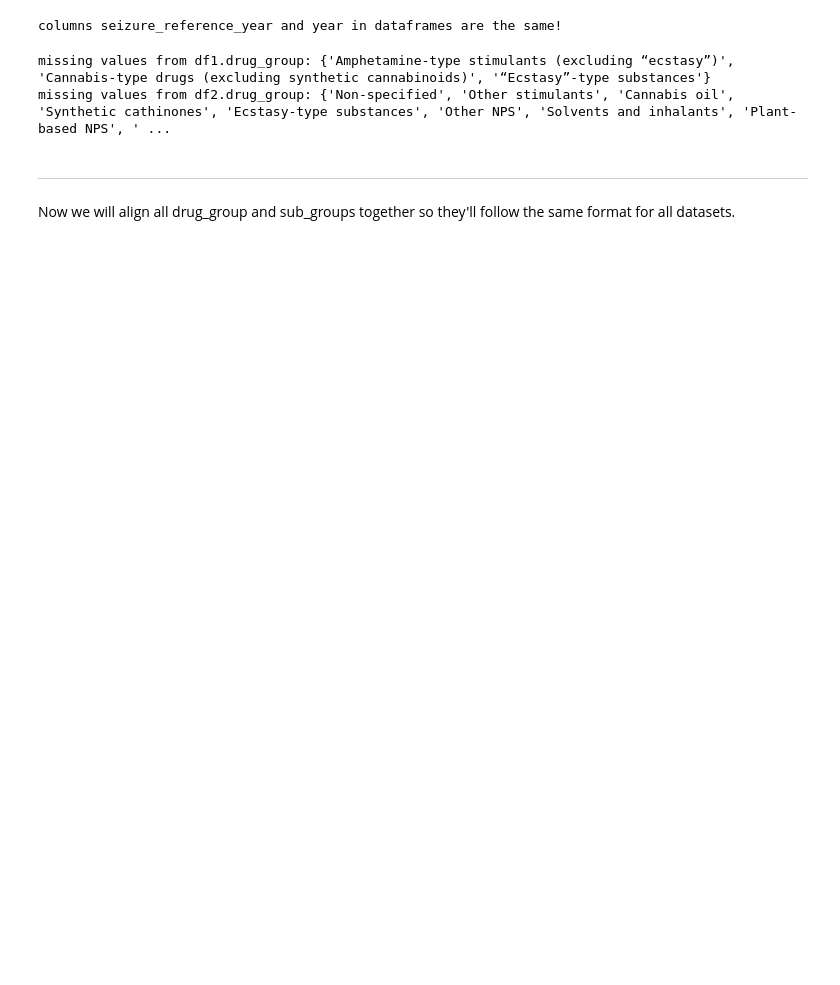
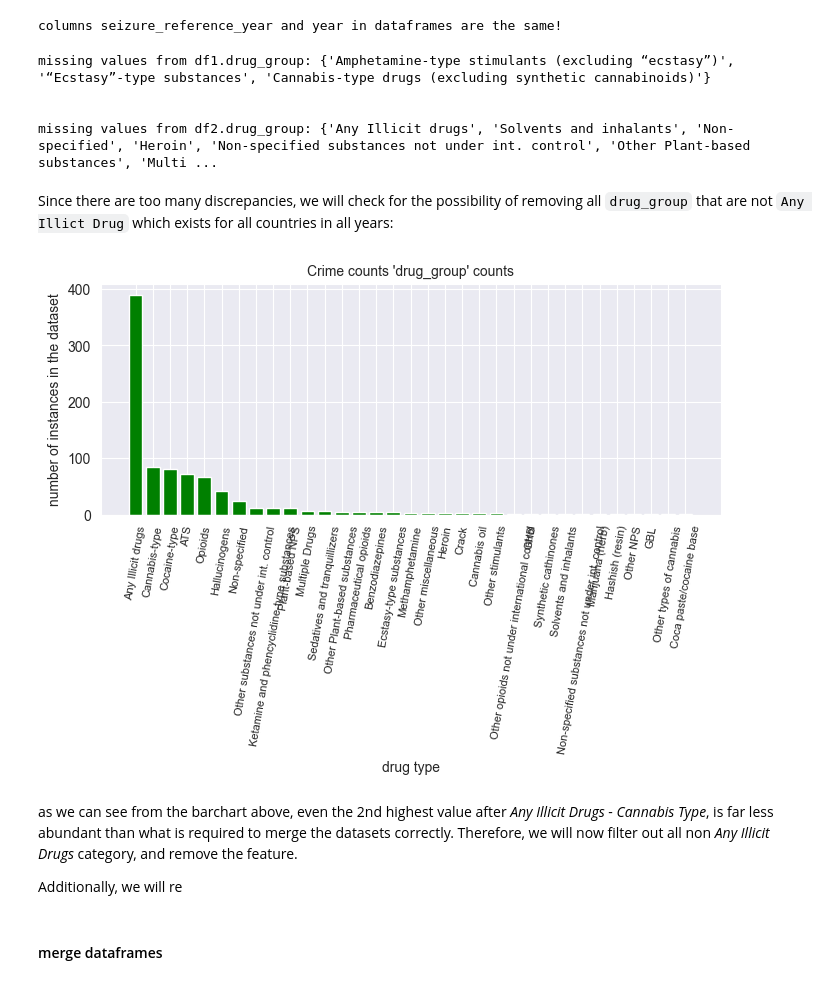
Before and after one commit to ArieStoli/ds-lab-2025, a Jupyter notebook: data_preprocessing.ipynb, the cells around one changed output. Cells and saved outputs as stored; diff of their text form; code cells hidden in the pictures; blank space fills up the shorter version.

```diff
--- a/data_preprocessing.ipynb
+++ b/data_preprocessing.ipynb
@@ -1164,3 +1169,9 @@ edited_crime_counts_df["calculated_total"] = crime_counts_df["Calculated total"]
+# %%
+edited_crime_counts_df["calculated_total"] = crime_counts_df["Calculated total"]
+# remove all other numerical variable columns
+edited_crime_counts_df = edited_crime_counts_df.drop(columns=['adults_cases', 'juveniles_cases', 'other_cases'])
+edited_crime_counts_df["crime_count_gender_ratio"] = dputil.calc_ratio(edited_crime_counts_df["females_cases"], edited_crime_counts_df["males_cases"])
+edited_crime_counts_df = edited_crime_counts_df.drop(columns=['females_cases', 'males_cases'])
 # %% [markdown]
 ---
 
@@ -1710,7 +1713,9 @@ print_discrepancies(merged_df, edited_crime_counts_df, "seizure_reference_year",
 columns seizure_reference_year and year in dataframes are the same!
 # %%
 # drug_group
-print_discrepancies(merged_df, edited_crime_counts_df, "drug_group", "drug_group")
+dputil.print_discrepancies(merged_df, edited_crime_counts_df, "drug_group", "drug_group")
 # %% [output]
-missing values from df1.drug_group: {'Amphetamine-type stimulants (excluding “ecstasy”)', 'Cannabis-type drugs (excluding synthetic cannabinoids)', '“Ecstasy”-type substances'}
-missing values from df2.drug_group: {'Non-specified', 'Other stimulants', 'Cannabis oil', 'Synthetic cathinones', 'Ecstasy-type substances', 'Other NPS', 'Solvents and inhalants', 'Plant-based NPS', ' ...
+missing values from df1.drug_group: {'Amphetamine-type stimulants (excluding “ecstasy”)', '“Ecstasy”-type substances', 'Cannabis-type drugs (excluding synthetic cannabinoids)'}
+
+
+missing values from df2.drug_group: {'Any Illicit drugs', 'Solvents and inhalants', 'Non-specified', 'Heroin', 'Non-specified substances not under int. control', 'Other Plant-based substances', 'Multi ...
@@ -1719,4 +1721,0 @@ missing values from df2.drug_group: {'Non-specified', 'Other stimulants', 'Canna
-# %% [markdown]
----
-
-Now we will align all drug_group and sub_groups together so they'll follow the same format for all datasets.
@@ -1729,0 +1722,24 @@ pprint(edited_treatments_df["drug_group"].value_counts().to_dict())
+# %% [markdown]
+Since there are too many discrepancies, we will check for the possibility of removing all `drug_group` that are not `Any Illict Drug` which exists for all countries in all years:
+# %%
+drug_group_instances = {}
+for country_year, group in edited_crime_counts_df.groupby(['country', 'year']):
+    for drug_group in group['drug_group'].unique():
+        if drug_group not in drug_group_instances:
+            drug_group_instances[drug_group] = 1
+        else:
+            drug_group_instances[drug_group] += 1
+
+drug_group_instances = dict(sorted(drug_group_instances.items(), key=lambda x: x[1], reverse=True))
+
+vis_utils.plot_regular_barplot(list(drug_group_instances.keys()), list(drug_group_instances.values()),
+                               title="Crime counts 'drug_group' counts", xlabel="drug type", ylabel="number of instances in the dataset", color='green', xticks_rotation=80, figsize=(8, 3), xticks_fontsize=8
+                               )
+# %% [output]
+[figure, added]
+# %% [markdown]
+as we can see from the barchart above, even the 2nd highest value after *Any Illicit Drugs* - *Cannabis Type*, is far less abundant than what is required to merge the datasets correctly. Therefore, we will now filter out all non *Any Illicit Drugs* category, and remove the feature.
+
+Additionally, we will re
+# %% [markdown]
+#### merge dataframes
```
Also changed, not shown: parts of 51 cells of this notebook, 3 other files.
